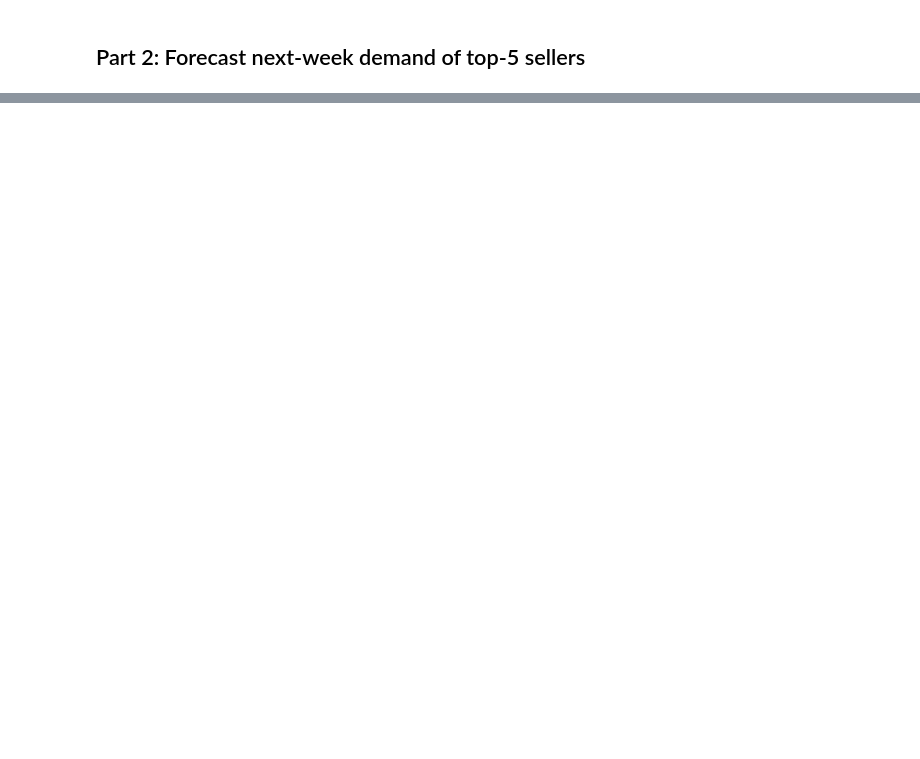
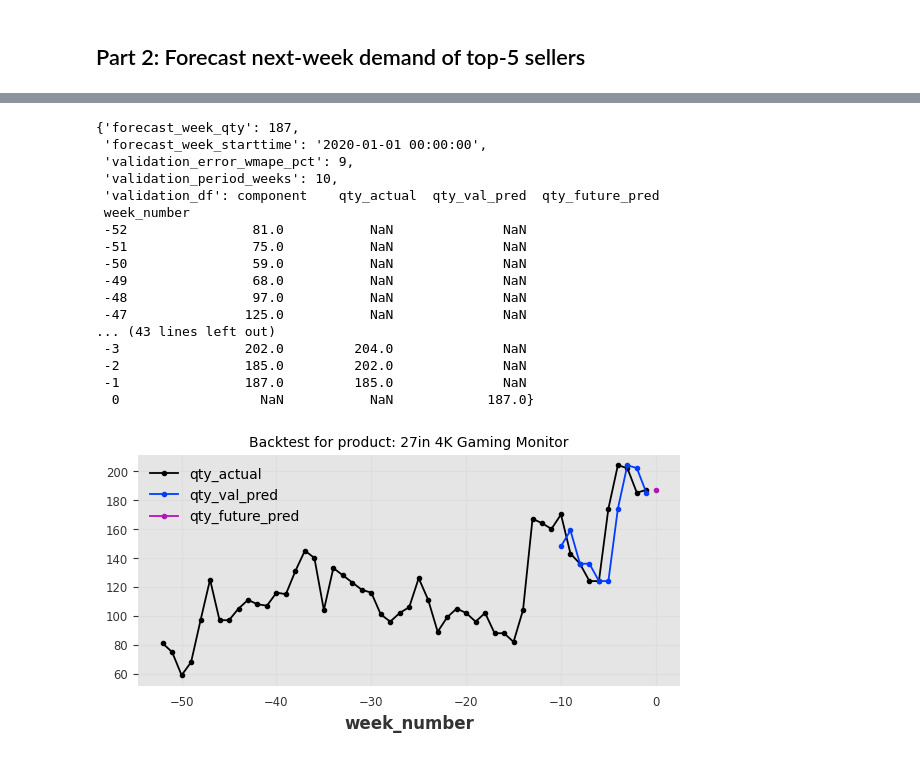
Before and after one commit to harshgits/supreme-pancake, a Jupyter notebook: sales_forecast.ipynb, the cells around one changed output, grey strips where cells are left out. Cells and saved outputs as stored; diff of their text form; code cells hidden in the pictures; blank space fills up the shorter version.

Commit message:
forecast working

```diff
--- a/sales_forecast.ipynb
+++ b/sales_forecast.ipynb
@@ -207,0 +278,33 @@ Timestamp('2020-01-01 00:00:00')
+# %%
+
+# ['Macbook Pro Laptop', 'iPhone', 'ThinkPad Laptop', 'Google Phone', '27in 4K Gaming Monitor']
+
+product_name = "27in 4K Gaming Monitor"
+forecast_starttime = "2020-01-01"
+demand_predictor = ProductDemandPredictor(product_name)
+demand_predictor.fit(hist_df, forecast_starttime)
+demand_pred_result = demand_predictor.predict()
+demand_predictor.plot_validation_df(
+    demand_pred_result["validation_df"], product_name
+)
+
+demand_pred_result
+# %% [output]
+{'forecast_week_qty': 187,
+ 'forecast_week_starttime': '2020-01-01 00:00:00',
+ 'validation_error_wmape_pct': 9,
+ 'validation_period_weeks': 10,
+ 'validation_df': component    qty_actual  qty_val_pred  qty_future_pred
+ week_number
+ -52                81.0           NaN              NaN
+ -51                75.0           NaN              NaN
+ -50                59.0           NaN              NaN
+ -49                68.0           NaN              NaN
+ -48                97.0           NaN              NaN
+ -47               125.0           NaN              NaN
+... (43 lines left out)
+ -3                202.0         204.0              NaN
+ -2                185.0         202.0              NaN
+ -1                187.0         185.0              NaN
+  0                  NaN           NaN            187.0}
+[figure, added]
```
Also changed, not shown: parts of 5 cells of this notebook, 1 other file.
